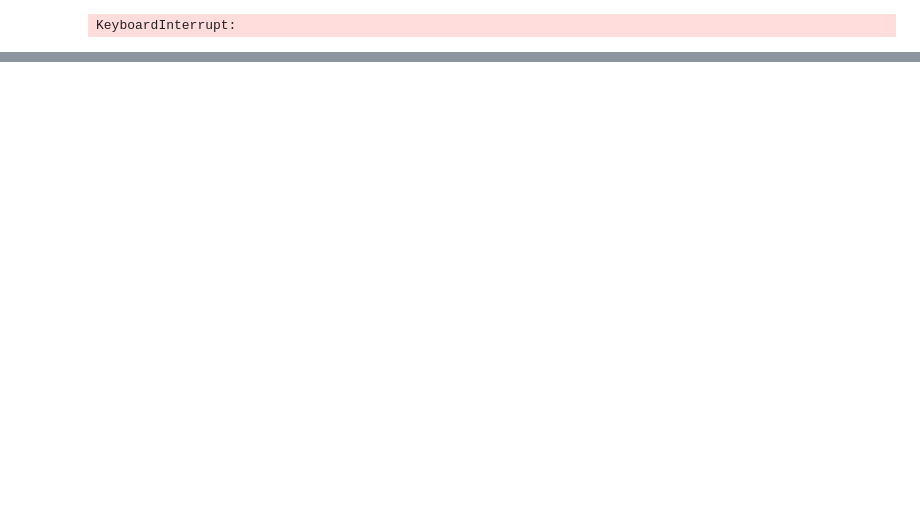
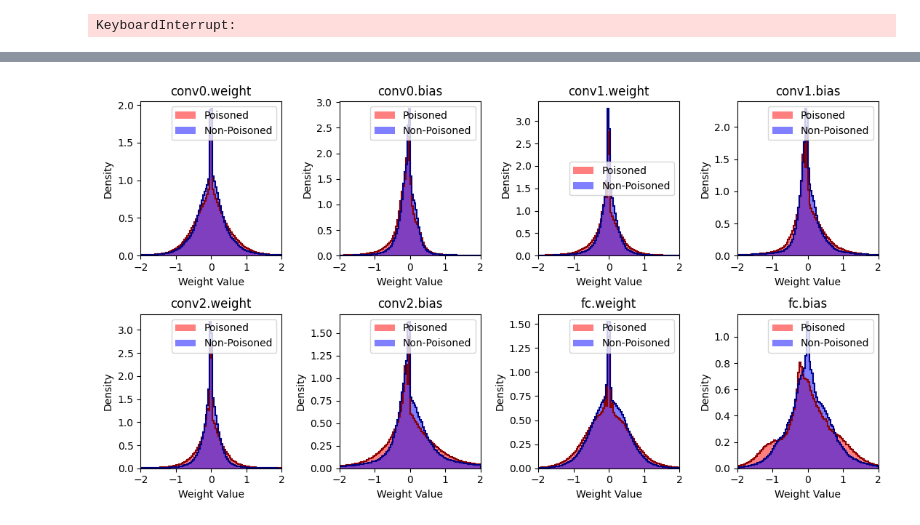
Before and after one commit to WouterBesse/scalegmnUvADL2, a Jupyter notebook: poison_cifar10.ipynb, the cells around one changed output, grey strips where cells are left out. Saved outputs shown, nothing was run; the diff lists cells and outputs as text; code cells hidden in the pictures; blank space fills up the shorter version.

```diff
--- a/poison_cifar10.ipynb
+++ b/poison_cifar10.ipynb
@@ -597,9 +573,9 @@ def extract_tf_flat_weights(model: torch.nn.Module) -> np.ndarray:
     return np.concatenate(flat_weights).astype(np.float32)
 
 # === Paths ===
-metrics_path = Path("./metrics copy.csv")
+metrics_path = Path("./metrics copy 2.csv")
 data_path = Path("./cifar10/11169340/")
-weights_path = Path("./weights copy.npy")
+weights_path = Path("./weights copy 2.npy")
 
 # === Load CSV ===
 metrics_df = pd.read_csv(metrics_path)
@@ -875,0 +1255,56 @@ BrokenProcessPool: A process in the process pool was terminated abruptly while t
+# %%
+def plot_distributions_together(pois_data, non_pois_data, label1="Poisoned", label2="Non-Poisoned"):
+    import matplotlib.pyplot as plt
+    import numpy as np
+    from scipy.stats import gaussian_kde
+
+    fig, axs = plt.subplots(2, 4, figsize=(11, 6))
+    axs = axs.flatten()
+    bin_range = (-2, 2)
+    bins = 100
+    # x_grid = np.linspace(bin_range[0], bin_range[1], 1000)
+    for i, key in enumerate(pois_data.keys()):
+        pois_flat = pois_data[key].flatten()
+        non_pois_flat = non_pois_data[key].flatten()
+        # Histograms
+        axs[i].hist(
+            pois_flat, bins=bins, range=bin_range, alpha=0.5,
+            label=label1, color='red', density=True, histtype='stepfilled'
+        )
+        axs[i].hist(
+            pois_flat, bins=bins, range=bin_range, alpha=1.0,
+            color='darkred', density=True, histtype='step', linewidth=1.5
+        )
+        axs[i].hist(
+            non_pois_flat, bins=bins, range=bin_range, alpha=0.5,
+            label=label2, color='blue', density=True, histtype='stepfilled'
+        )
+        axs[i].hist(
+            non_pois_flat, bins=bins, range=bin_range, alpha=1.0,
+            color='navy', density=True, histtype='step', linewidth=1.5
+        )
+        # KDE curves
+        # try:
+        #     kde_pois = gaussian_kde(pois_flat)
+        #     axs[i].plot(x_grid, kde_pois(x_grid), color='darkred', lw=2, linestyle='--')
+        # except Exception:
+        #     pass
+        # try:
+        #     kde_non_pois = gaussian_kde(non_pois_flat)
+        #     axs[i].plot(x_grid, kde_non_pois(x_grid), color='navy', lw=2, linestyle='--')
+        # except Exception:
+        #     pass
+        axs[i].set_xlim(bin_range)
+        axs[i].set_title(f'{key}')
+        axs[i].set_xlabel('Weight Value')
+        axs[i].set_ylabel('Density')
+        axs[i].legend()
+    plt.tight_layout()
+    plt.show()
+    # export as pdf
+    # fig.savefig("weight_distributions_pretrained.pdf", bbox_inches='tight')
+
+# Usage:
+plot_distributions_together(pois_data, non_pois_data)
+# %% [output]
+[figure, added]
```
Also changed, not shown: parts of 21 cells of this notebook, 4 other files.
